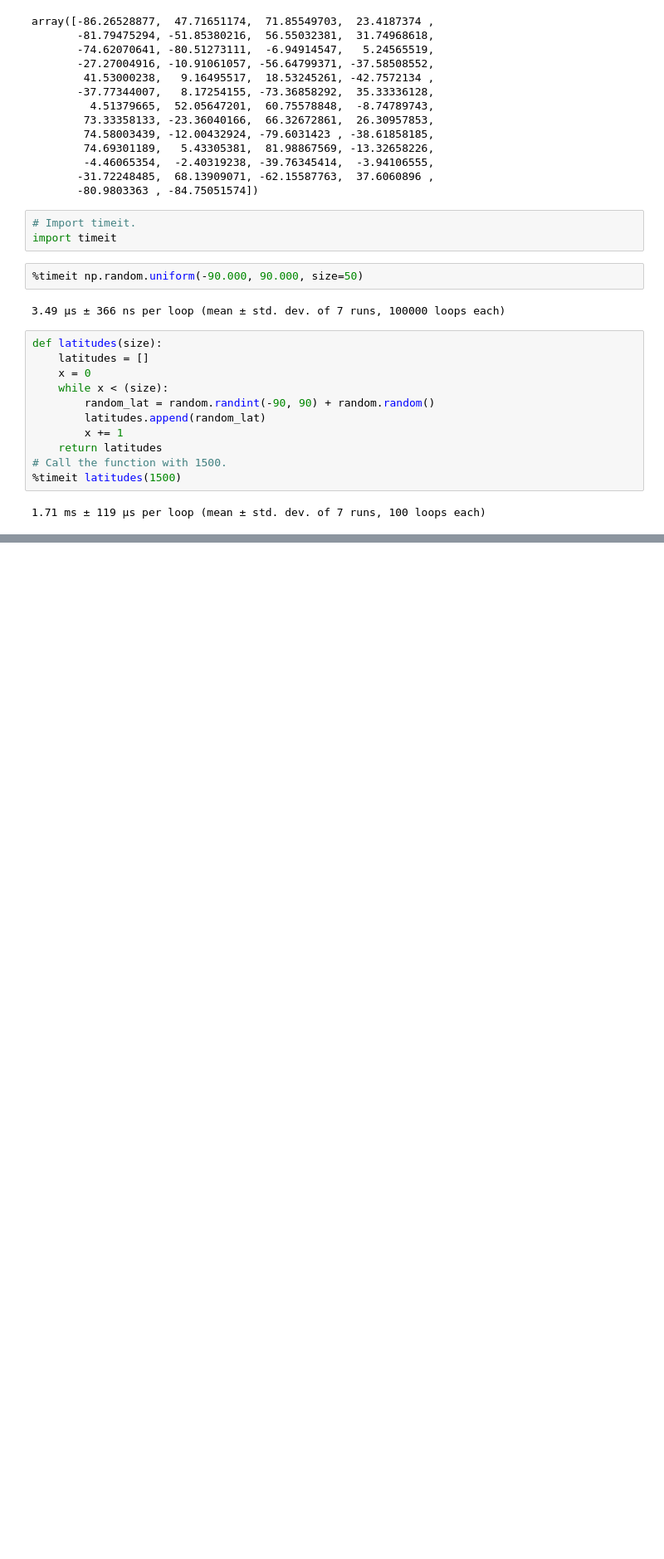
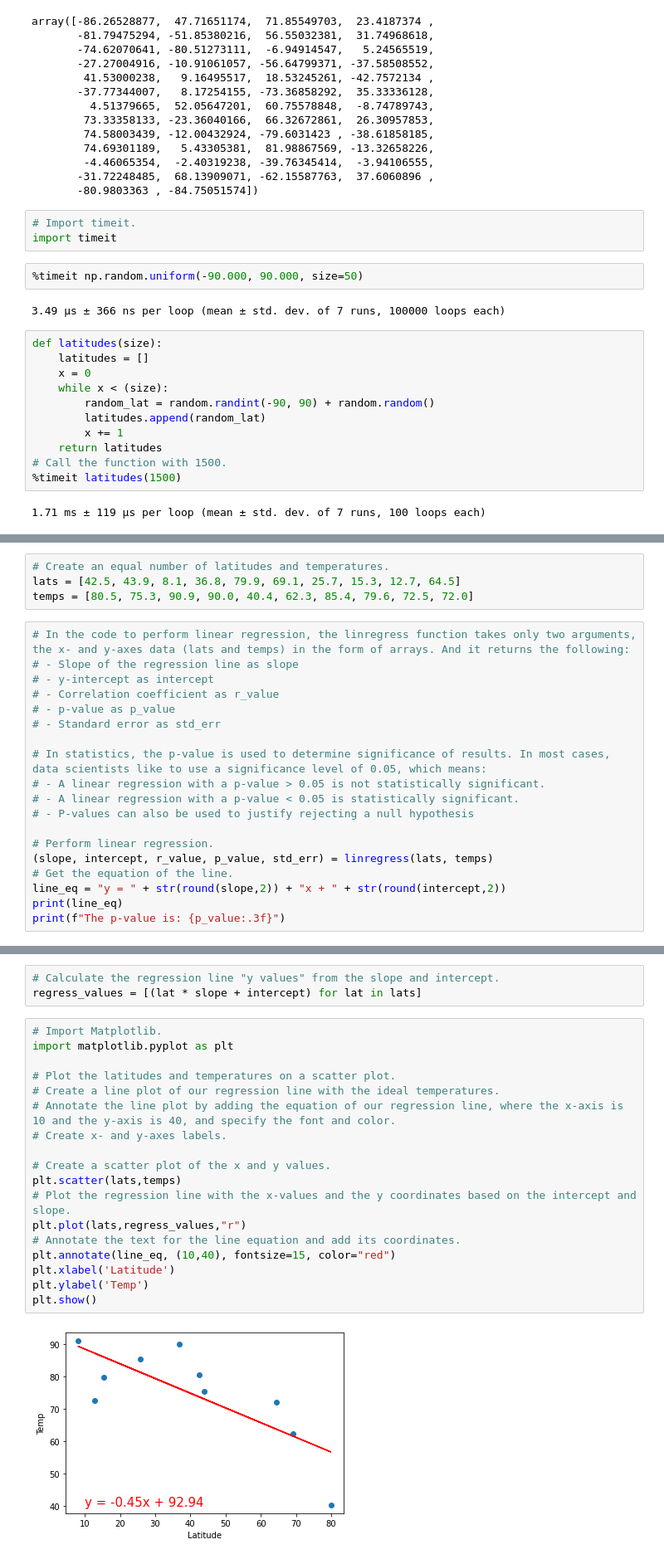
Before and after one commit to damiencorr/World_Weather_Analysis, a Jupyter notebook: Random Functions in Python.ipynb, the cells around one changed output, grey strips where cells are left out. Shown: that part at 83% size. Cells and saved outputs as stored; diff of their text form; blank space fills up the shorter version.

Commit message:
Linear regressions for Lat vs/temp/humidity/cloud/wind

```diff
--- a/Random Functions in Python.ipynb
+++ b/Random Functions in Python.ipynb
@@ -78,0 +82,23 @@ def latitudes(size):
+# %%
+# Create an equal number of latitudes and temperatures.
+lats = [42.5, 43.9, 8.1, 36.8, 79.9, 69.1, 25.7, 15.3, 12.7, 64.5]
+temps = [80.5, 75.3, 90.9, 90.0, 40.4, 62.3, 85.4, 79.6, 72.5, 72.0]
+# %%
+# In the code to perform linear regression, the linregress function takes only two arguments, the x- and y-axes data (lats and temps) in the form of arrays. And it returns the following:
+# - Slope of the regression line as slope
+# - y-intercept as intercept
+# - Correlation coefficient as r_value
+# - p-value as p_value
+# - Standard error as std_err
+
+# In statistics, the p-value is used to determine significance of results. In most cases, data scientists like to use a significance level of 0.05, which means:
+# - A linear regression with a p-value > 0.05 is not statistically significant.
+# - A linear regression with a p-value < 0.05 is statistically significant.
+# - P-values can also be used to justify rejecting a null hypothesis
+
+# Perform linear regression.
+(slope, intercept, r_value, p_value, std_err) = linregress(lats, temps)
+# Get the equation of the line.
+line_eq = "y = " + str(round(slope,2)) + "x + " + str(round(intercept,2))
+print(line_eq)
+print(f"The p-value is: {p_value:.3f}")
@@ -78,0 +108,23 @@ def latitudes(size):
+# %%
+# Calculate the regression line "y values" from the slope and intercept.
+regress_values = [(lat * slope + intercept) for lat in lats]
+# %%
+# Import Matplotlib.
+import matplotlib.pyplot as plt
+
+# Plot the latitudes and temperatures on a scatter plot.
+# Create a line plot of our regression line with the ideal temperatures.
+# Annotate the line plot by adding the equation of our regression line, where the x-axis is 10 and the y-axis is 40, and specify the font and color.
+# Create x- and y-axes labels.
+
+# Create a scatter plot of the x and y values.
+plt.scatter(lats,temps)
+# Plot the regression line with the x-values and the y coordinates based on the intercept and slope.
+plt.plot(lats,regress_values,"r")
+# Annotate the text for the line equation and add its coordinates.
+plt.annotate(line_eq, (10,40), fontsize=15, color="red")
+plt.xlabel('Latitude')
+plt.ylabel('Temp')
+plt.show()
+# %% [output]
+[figure, added]
```
Also changed, not shown: parts of 2 cells of this notebook, 6 other files.
